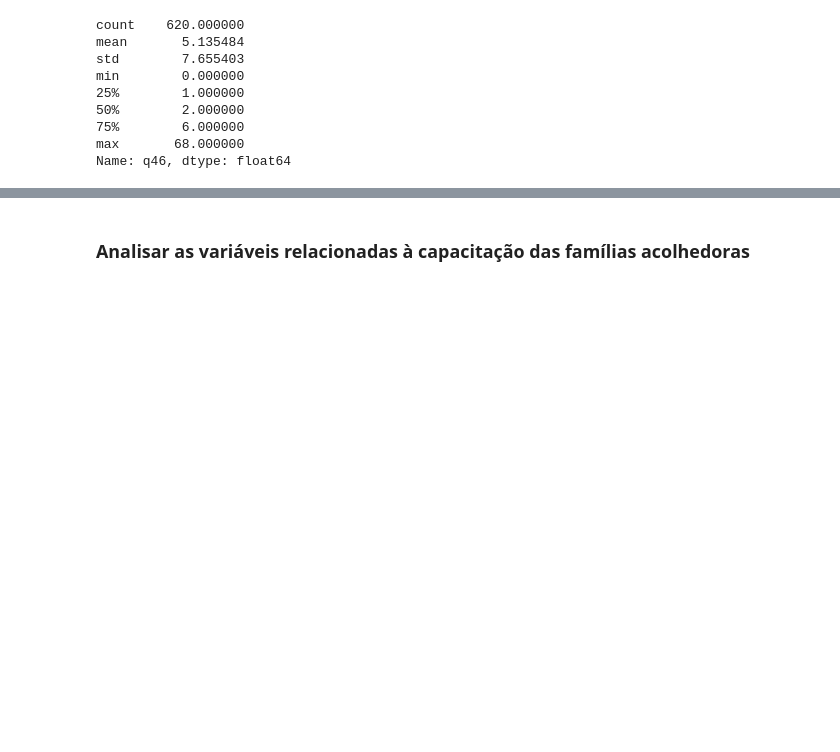
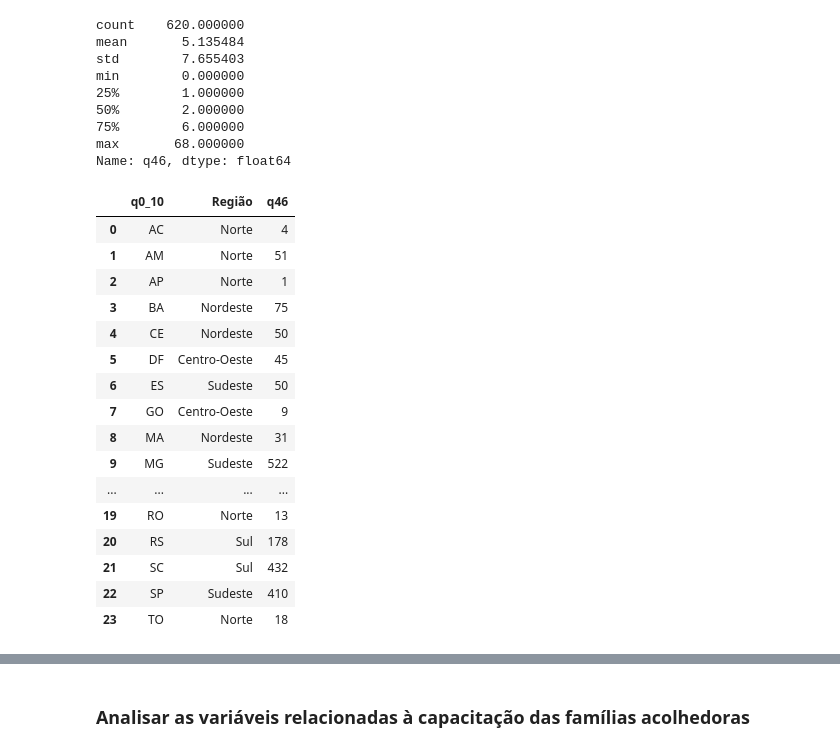
Before and after one commit to lab-dados-seges/familia-acolhedora, a Jupyter notebook: eda/aed_dados_gerais.ipynb, the cells around one changed output, grey strips where cells are left out. Drawn from its saved outputs; the diff is of its cells as text; code cells hidden in the pictures; blank space fills up the shorter version.

```diff
--- a/eda/aed_dados_gerais.ipynb
+++ b/eda/aed_dados_gerais.ipynb
@@ -235,3 +235,23 @@ media_qtd_fam = df_dados_gerais.groupby(['q0_10', 'Região'])['q46'].mean().rese
+# %%
+df_qtd_fam
+# %% [output]
+|  | q0_10 | Região | q46 |
+| 0 | AC | Norte | 4 |
+| 1 | AM | Norte | 51 |
+| 2 | AP | Norte | 1 |
+| 3 | BA | Nordeste | 75 |
+| 4 | CE | Nordeste | 50 |
+| 5 | DF | Centro-Oeste | 45 |
+| 6 | ES | Sudeste | 50 |
+| 7 | GO | Centro-Oeste | 9 |
+| 8 | MA | Nordeste | 31 |
+| 9 | MG | Sudeste | 522 |
+| ... | ... | ... | ... |
+| 19 | RO | Norte | 13 |
+| 20 | RS | Sul | 178 |
+| 21 | SC | Sul | 432 |
+| 22 | SP | Sudeste | 410 |
+| 23 | TO | Norte | 18 |
 # %%
 # Cria o gráfico de barras para média de famílias aptas/acolhendo
 plt.figure(figsize=(12, 8))
```
Also changed, not shown: parts of 5 cells of this notebook, 3 other files.
